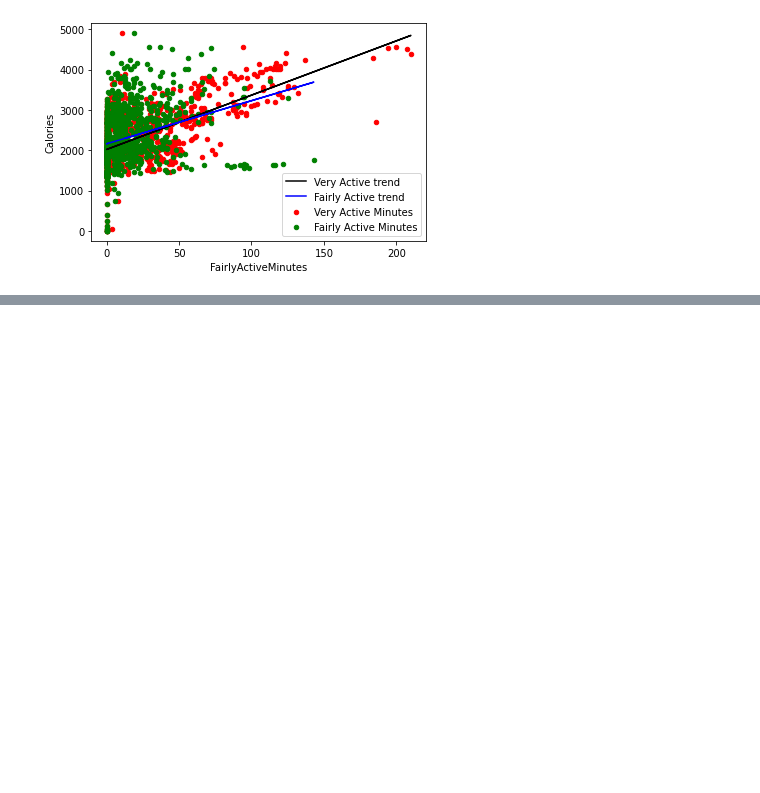
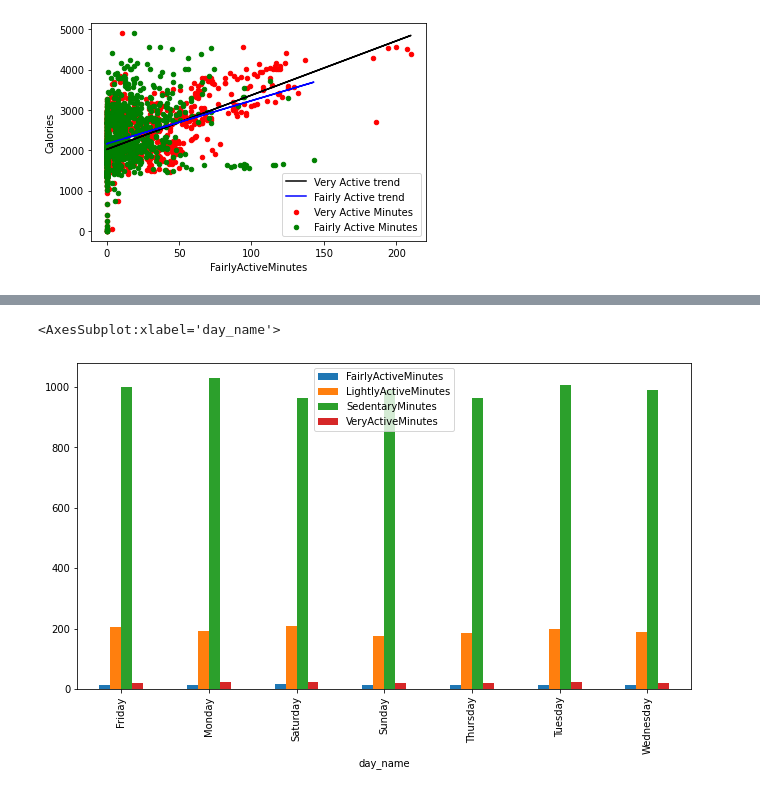
Before and after one commit to LeannaCalla/Kaggle-FitBit-Data, a Jupyter notebook: FitBit stats.ipynb, the cells around one changed output, grey strips where cells are left out. Cells and saved outputs as stored; diff of their text form; code cells hidden in the pictures; blank space fills up the shorter version.

Commit message:
additional plots on activity types added

```diff
--- a/FitBit stats.ipynb
+++ b/FitBit stats.ipynb
@@ -233,0 +236,7 @@ However, upon examining the r values for the trend lines, we can conclude that a
+# %%
+#convert to datetime
+activityData['ActivityDate'] = pd.to_datetime(activityData['ActivityDate'])
+
+# add a new column that indicates the day's name
+activityData['day_name'] = activityData['ActivityDate'].dt.day_name()
+activityData.head()
@@ -233,0 +250,7 @@ However, upon examining the r values for the trend lines, we can conclude that a
+# %%
+byMinute = activityData.pivot_table(
+    values = ['VeryActiveMinutes', 'FairlyActiveMinutes', 'LightlyActiveMinutes', 'SedentaryMinutes'],
+    index = 'day_name'
+)
+
+byMinute
@@ -233,0 +267,5 @@ However, upon examining the r values for the trend lines, we can conclude that a
+# %%
+byMinute.plot.bar(figsize = (11, 6))
+# %% [output]
+<AxesSubplot:xlabel='day_name'>
+[figure, added]
```
Also changed, not shown: parts of 7 cells of this notebook.
